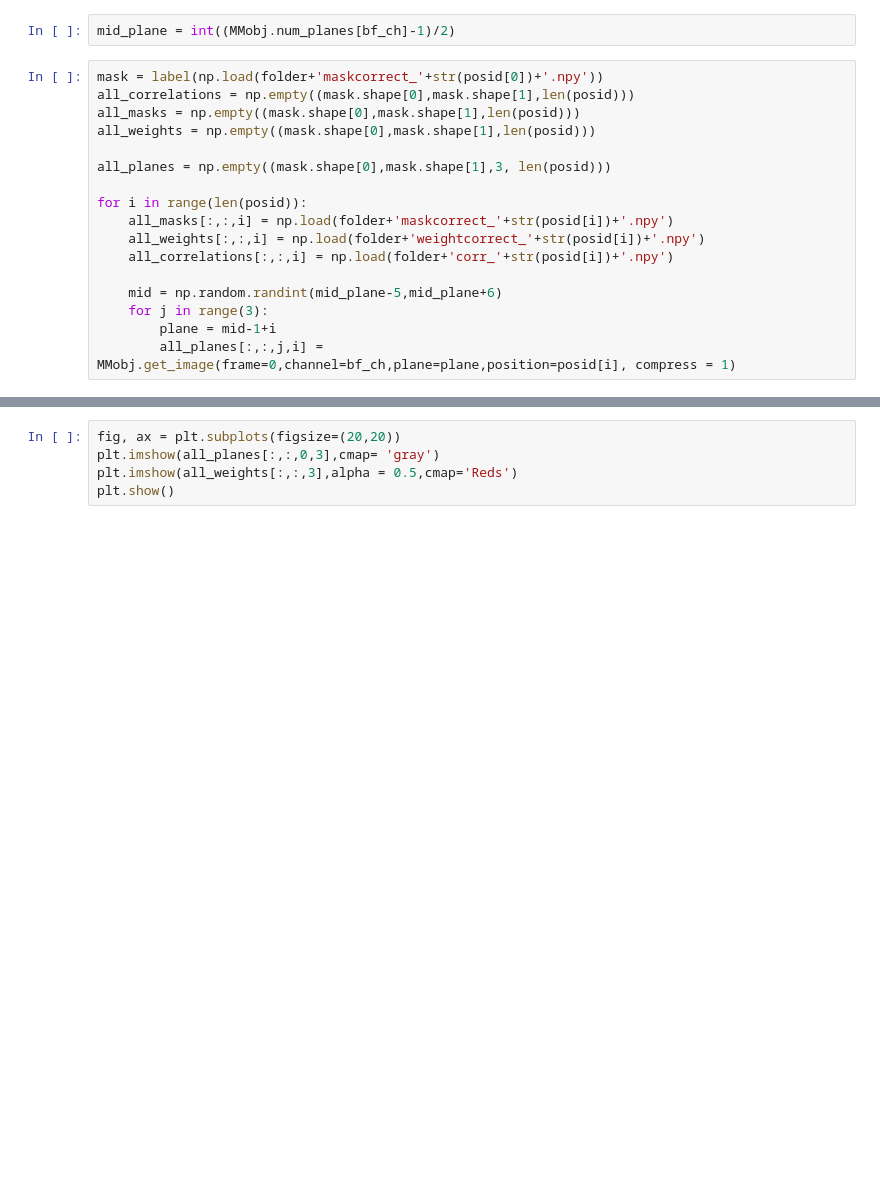
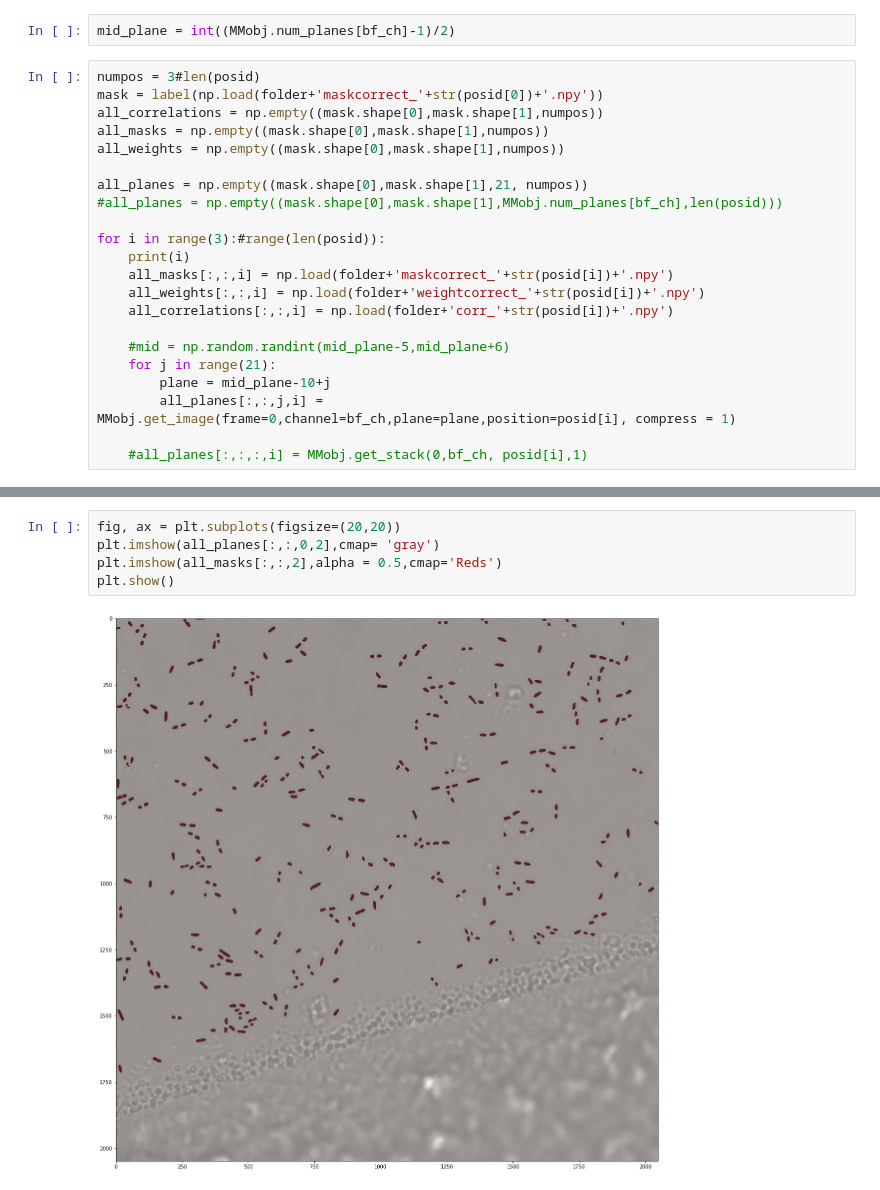
Before and after one commit to guiwitz/DeepPlateSegmenter, a Jupyter notebook: generate_trainingset/generate_z_shifted_training_set.ipynb, the cells around one changed output, grey strips where cells are left out. Cells and saved outputs as stored; diff of their text form; blank space fills up the shorter version.

```diff
--- a/generate_trainingset/generate_z_shifted_training_set.ipynb
+++ b/generate_trainingset/generate_z_shifted_training_set.ipynb
@@ -26,19 +28,24 @@ bf_ch = 1
 # %%
 mid_plane = int((MMobj.num_planes[bf_ch]-1)/2)
 # %%
+numpos = 3#len(posid)
 mask = label(np.load(folder+'maskcorrect_'+str(posid[0])+'.npy'))
-all_correlations = np.empty((mask.shape[0],mask.shape[1],len(posid)))
-all_masks = np.empty((mask.shape[0],mask.shape[1],len(posid)))
-all_weights = np.empty((mask.shape[0],mask.shape[1],len(posid)))
+all_correlations = np.empty((mask.shape[0],mask.shape[1],numpos))
+all_masks = np.empty((mask.shape[0],mask.shape[1],numpos))
+all_weights = np.empty((mask.shape[0],mask.shape[1],numpos))
 
-all_planes = np.empty((mask.shape[0],mask.shape[1],3, len(posid)))
+all_planes = np.empty((mask.shape[0],mask.shape[1],21, numpos))
+#all_planes = np.empty((mask.shape[0],mask.shape[1],MMobj.num_planes[bf_ch],len(posid)))
 
-for i in range(len(posid)):
+for i in range(3):#range(len(posid)):
+    print(i)
     all_masks[:,:,i] = np.load(folder+'maskcorrect_'+str(posid[i])+'.npy')
     all_weights[:,:,i] = np.load(folder+'weightcorrect_'+str(posid[i])+'.npy')
     all_correlations[:,:,i] = np.load(folder+'corr_'+str(posid[i])+'.npy')
 
-    mid = np.random.randint(mid_plane-5,mid_plane+6)
-    for j in range(3):
-        plane = mid-1+i
+    #mid = np.random.randint(mid_plane-5,mid_plane+6)
+    for j in range(21):
+        plane = mid_plane-10+j
         all_planes[:,:,j,i] = MMobj.get_image(frame=0,channel=bf_ch,plane=plane,position=posid[i], compress = 1)
+
+    #all_planes[:,:,:,i] = MMobj.get_stack(0,bf_ch, posid[i],1)
@@ -75,8 +88,10 @@ all_weights[all_weights==0] = 1
 # %%
 fig, ax = plt.subplots(figsize=(20,20))
-plt.imshow(all_planes[:,:,0,3],cmap= 'gray')
-plt.imshow(all_weights[:,:,3],alpha = 0.5,cmap='Reds')
+plt.imshow(all_planes[:,:,0,2],cmap= 'gray')
+plt.imshow(all_masks[:,:,2],alpha = 0.5,cmap='Reds')
 plt.show()
+# %% [output]
+[figure, added]
 # %%
 counter_test = 0
 for counter in range(len(listpos)):
```
Also changed, not shown: parts of 11 cells of this notebook, 10 other files.
